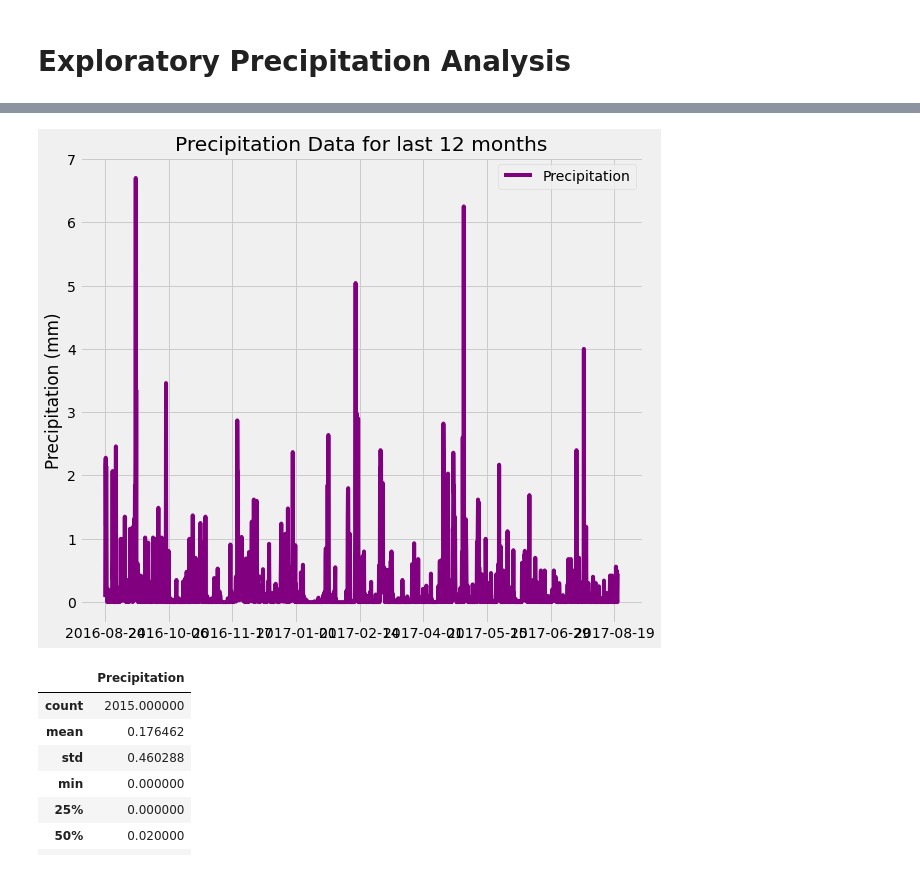
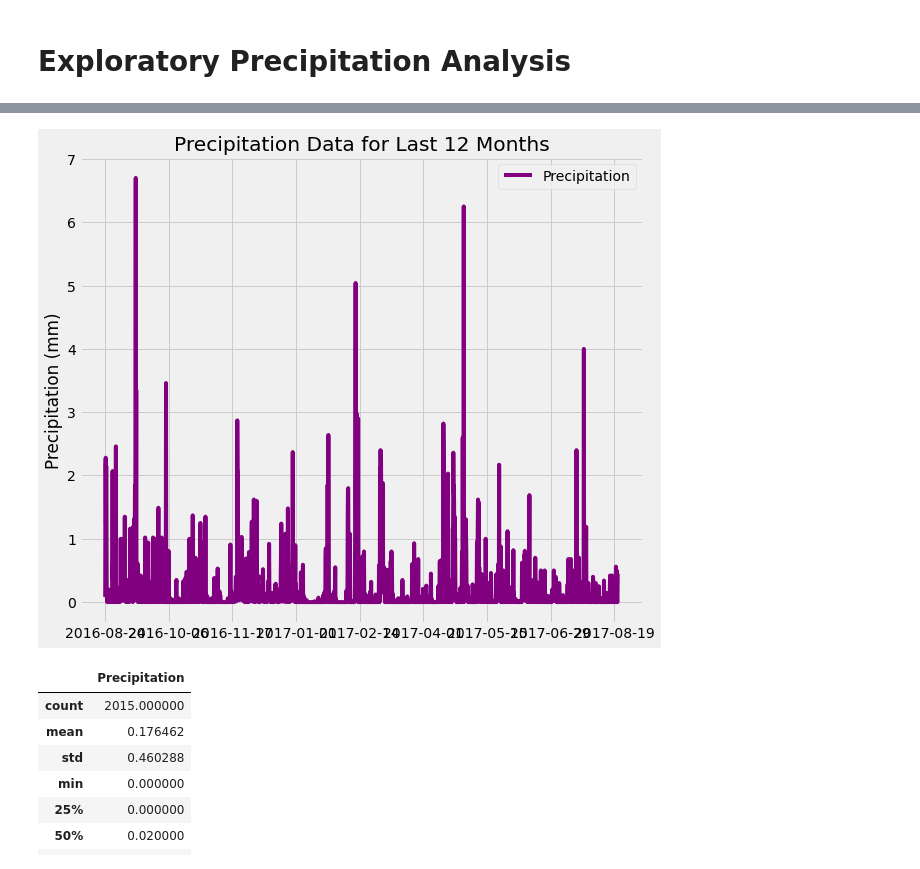
Before and after one commit to tiffanyharris711/sqlalchemy-challenge, a Jupyter notebook: climate_starter.ipynb, the cells around one changed output, grey strips where cells are left out. Saved outputs shown, nothing was run; the diff lists cells and outputs as text; code cells hidden in the pictures.

```diff
--- a/climate_starter.ipynb
+++ b/climate_starter.ipynb
@@ -66,12 +85,12 @@ precip_df = precip_df.sort_values("Date").dropna().set_index("Date")
 # %%
 # Use Pandas Plotting with Matplotlib to plot the data
 precip_df.plot(color="purple", figsize=(9, 8))
-plt.title("Precipitation Data for last 12 months")
+plt.title("Precipitation Data for Last 12 Months")
 plt.ylabel("Precipitation (mm)")
 plt.xlabel("")
 plt.savefig("./images/precip.png")
 # %% [output]
-[figure, old version]
+[figure, new version]
 # %%
 # Use Pandas to calculate the summary statistics for the precipitation data
 precip_df.describe()
```
Also changed, not shown: parts of 3 cells of this notebook, 4 other files.
